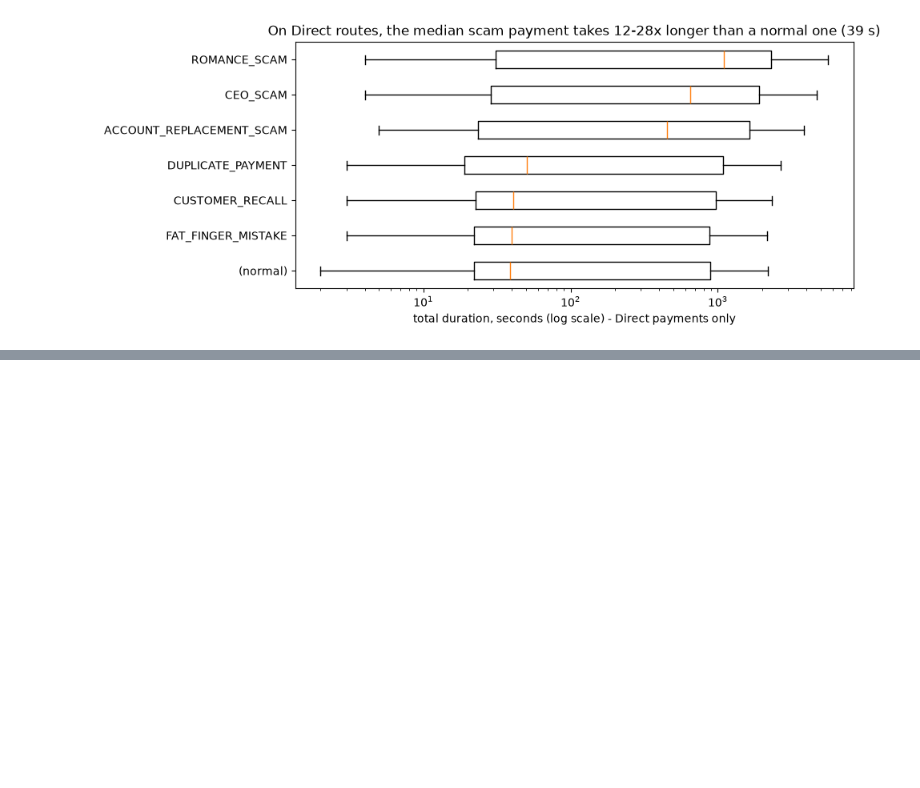
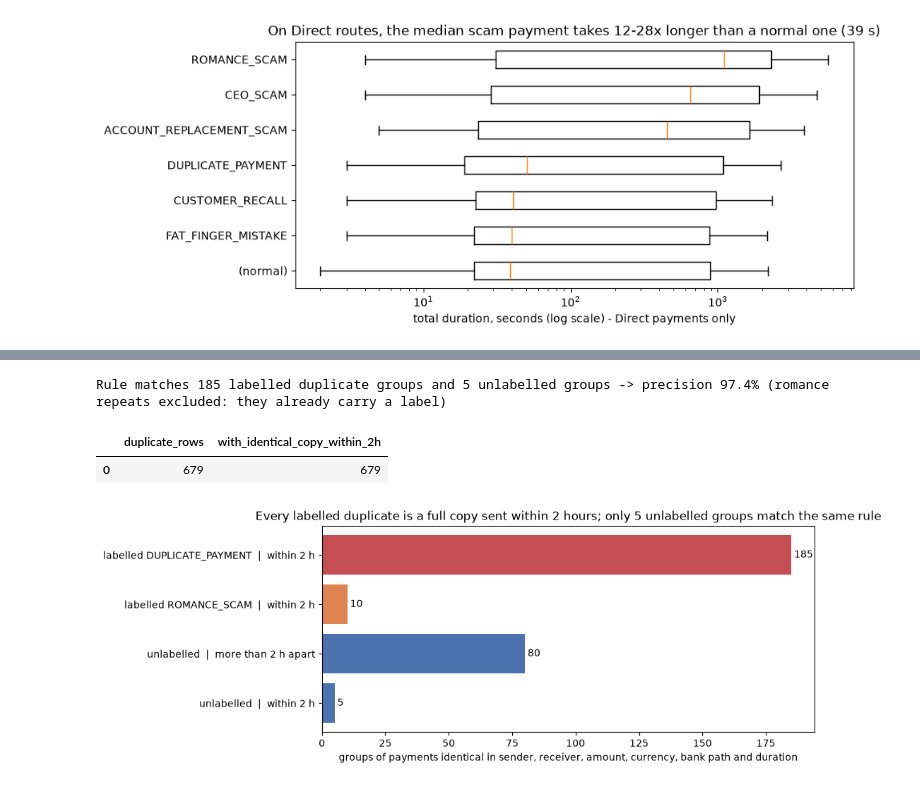
Before and after one commit to qist-tuah/liqi-datathon, a Jupyter notebook: notebooks/02_anomaly_types.ipynb, the cells around one changed output, grey strips where cells are left out. Saved outputs shown, nothing was run; the diff lists cells and outputs as text; code cells hidden in the pictures; blank space fills up the shorter version.

```diff
--- a/notebooks/02_eda.ipynb
+++ b/notebooks/02_anomaly_types.ipynb
@@ -486,0 +800,38 @@ plt.show()
+# %%
+# Coverage: how many DUPLICATE_PAYMENT rows have an identical copy (all 6 fields) within 2 hours?
+coverage = q("""
+    SELECT count(DISTINCT r.row_id)                                         AS duplicate_rows,
+           count(DISTINCT CASE WHEN x.row_id IS NOT NULL THEN r.row_id END) AS with_identical_copy_within_2h
+    FROM rep_rows r
+    LEFT JOIN rep_rows x
+      ON  x.row_id <> r.row_id
+      AND x.ordering_account = r.ordering_account AND x.beneficiary_account = r.beneficiary_account
+      AND x.usd_amount = r.usd_amount             AND x.currency_code = r.currency_code
+      AND x.bic8_path = r.bic8_path               AND x.total_duration = r.total_duration
+      AND abs(x.ep - r.ep) <= 2 * 3600
+    WHERE r.anomaly_type = 'DUPLICATE_PAYMENT'
+""")
+rule = a10[a10.within_2h]
+tp = int(rule.loc[rule.label == "labelled DUPLICATE_PAYMENT", "n_groups"].sum())
+fp = int(rule.loc[rule.label == "unlabelled", "n_groups"].sum())
+print(f"Rule matches {tp} labelled duplicate groups and {fp} unlabelled groups "
+      f"-> precision {100 * tp / (tp + fp):.1f}% (romance repeats excluded: they already carry a label)")
+coverage
+# %% [output]
+Rule matches 185 labelled duplicate groups and 5 unlabelled groups -> precision 97.4% (romance repeats excluded: they already carry a label)
+|  | duplicate_rows | with_identical_copy_within_2h |
+| 0 | 679 | 679 |
+# %%
+fig, ax = plt.subplots(figsize=(9, 3.8))
+d = a10.assign(group=a10.label + np.where(a10.within_2h, "  |  within 2 h", "  |  more than 2 h apart"))
+colors = ["#C44E52" if "DUPLICATE" in g else "#DD8452" if "ROMANCE" in g else "#4C72B0" for g in d.group]
+ax.barh(d.group, d.n_groups, color=colors)
+for y, v in enumerate(d.n_groups):
+    ax.text(v, y, f" {v}", va="center")
+ax.invert_yaxis()
+ax.set_xlabel("groups of payments identical in sender, receiver, amount, currency, bank path and duration")
+ax.set_title(f"Every labelled duplicate is a full copy sent within 2 hours; only {fp} unlabelled groups match the same rule")
+save(fig, "A10_duplicate_rule")
+plt.show()
+# %% [output]
+[figure, added]
```
Also changed, not shown: parts of 24 cells of this notebook, 3 other files.
